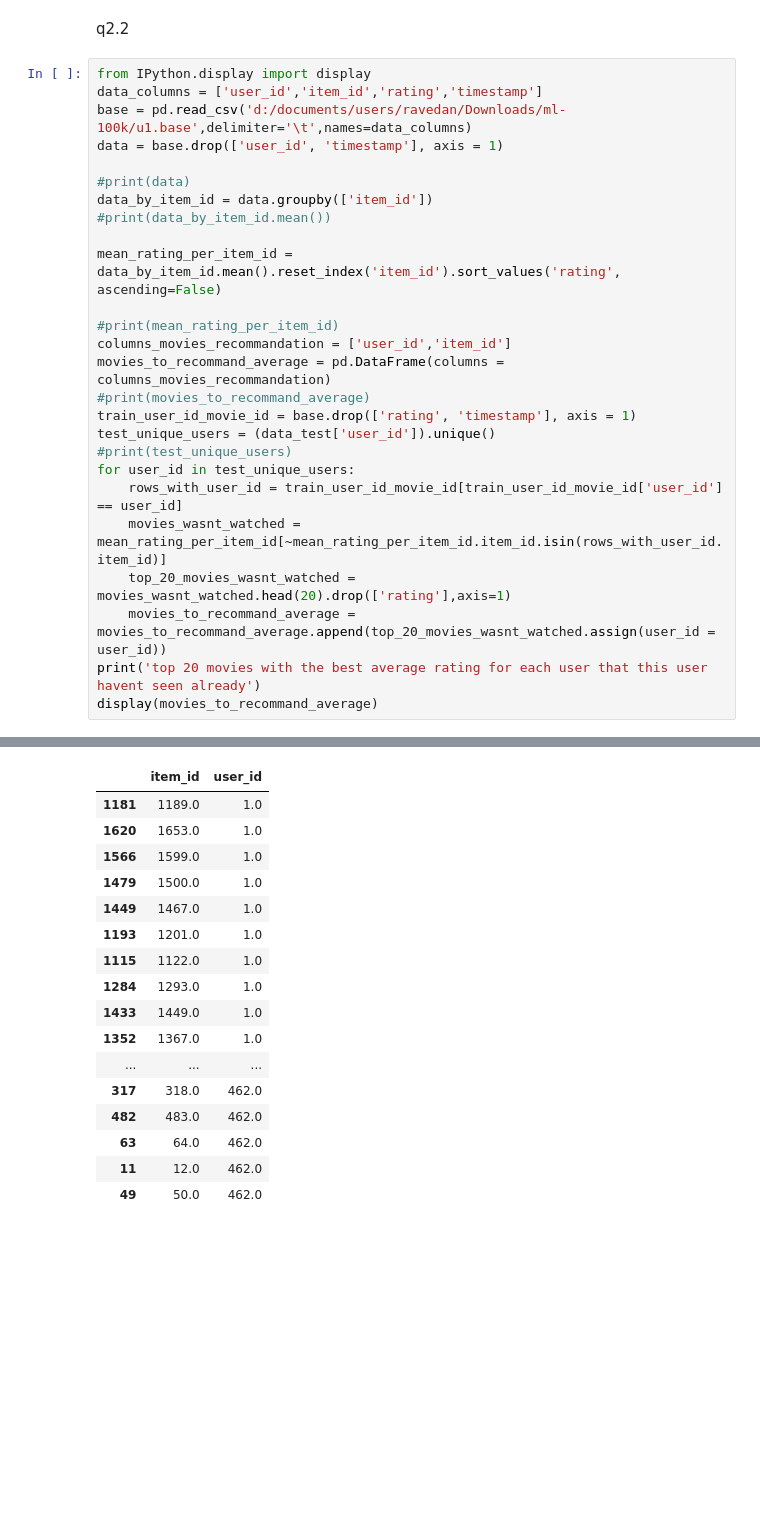
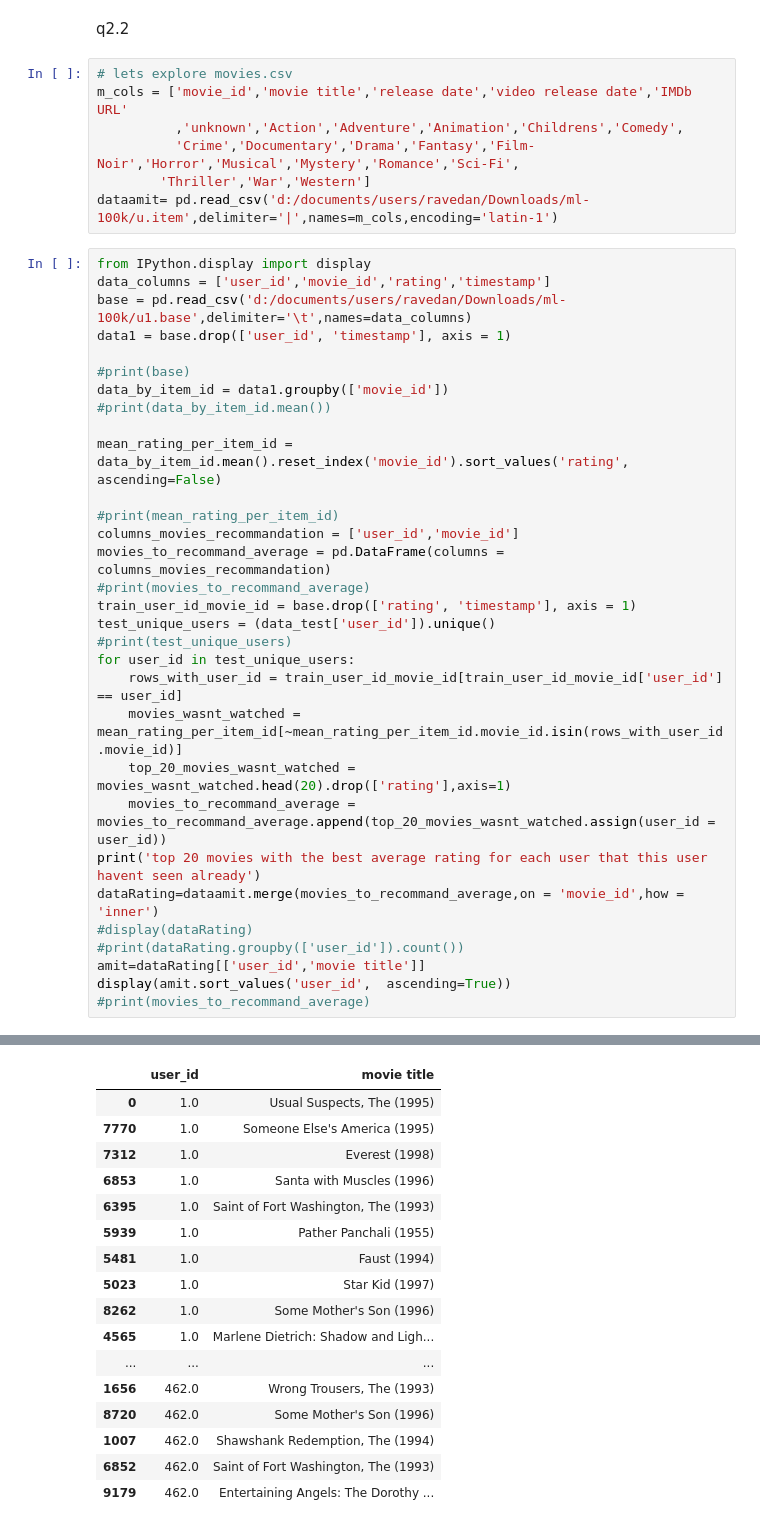
Before and after one commit to drave23/sahar, a Jupyter notebook: updated.ipynb, the cells around one changed output, grey strips where cells are left out. Saved outputs shown, nothing was run; the diff lists cells and outputs as text; blank space fills up the shorter version.

```diff
--- a/updated.ipynb
+++ b/updated.ipynb
@@ -271,50 +278,62 @@ MAE mthod 1: predicted by all movies averge: 1.0208669554938976
 # %% [markdown]
 q2.2
+# %%
+# lets explore movies.csv
+m_cols = ['movie_id','movie title','release date','video release date','IMDb URL'
+          ,'unknown','Action','Adventure','Animation','Childrens','Comedy',
+          'Crime','Documentary','Drama','Fantasy','Film-Noir','Horror','Musical','Mystery','Romance','Sci-Fi',
+        'Thriller','War','Western']
+dataamit= pd.read_csv('d:/documents/users/ravedan/Downloads/ml-100k/u.item',delimiter='|',names=m_cols,encoding='latin-1')
 # %%
 from IPython.display import display
-data_columns = ['user_id','item_id','rating','timestamp']
+data_columns = ['user_id','movie_id','rating','timestamp']
 base = pd.read_csv('d:/documents/users/ravedan/Downloads/ml-100k/u1.base',delimiter='\t',names=data_columns)
-data = base.drop(['user_id', 'timestamp'], axis = 1)
+data1 = base.drop(['user_id', 'timestamp'], axis = 1)
 
-#print(data)
-data_by_item_id = data.groupby(['item_id'])
+#print(base)
+data_by_item_id = data1.groupby(['movie_id'])
 #print(data_by_item_id.mean())
 
-mean_rating_per_item_id = data_by_item_id.mean().reset_index('item_id').sort_values('rating', ascending=False)
+mean_rating_per_item_id = data_by_item_id.mean().reset_index('movie_id').sort_values('rating', ascending=False)
 
 #print(mean_rating_per_item_id)
-columns_movies_recommandation = ['user_id','item_id']
+columns_movies_recommandation = ['user_id','movie_id']
 movies_to_recommand_average = pd.DataFrame(columns = columns_movies_recommandation)
 #print(movies_to_recommand_average)
 train_user_id_movie_id = base.drop(['rating', 'timestamp'], axis = 1)
 test_unique_users = (data_test['user_id']).unique()
 #print(test_unique_users)
 for user_id in test_unique_users:
     rows_with_user_id = train_user_id_movie_id[train_user_id_movie_id['user_id'] == user_id]
-    movies_wasnt_watched = mean_rating_per_item_id[~mean_rating_per_item_id.item_id.isin(rows_with_user_id.item_id)]
+    movies_wasnt_watched = mean_rating_per_item_id[~mean_rating_per_item_id.movie_id.isin(rows_with_user_id.movie_id)]
     top_20_movies_wasnt_watched = movies_wasnt_watched.head(20).drop(['rating'],axis=1)
     movies_to_recommand_average = movies_to_recommand_average.append(top_20_movies_wasnt_watched.assign(user_id = user_id))
 print('top 20 movies with the best average rating for each user that this user havent seen already')
-display(movies_to_recommand_average)
+dataRating=dataamit.merge(movies_to_recommand_average,on = 'movie_id',how = 'inner')
+#display(dataRating)
+#print(dataRating.groupby(['user_id']).count())
+amit=dataRating[['user_id','movie title']]
+display(amit.sort_values('user_id',  ascending=True))
+#print(movies_to_recommand_average)
 # %% [output]
 top 20 movies with the best average rating for each user that this user havent seen already
-|  | item_id | user_id |
-| 1181 | 1189.0 | 1.0 |
-| 1620 | 1653.0 | 1.0 |
-| 1566 | 1599.0 | 1.0 |
-| 1479 | 1500.0 | 1.0 |
-| 1449 | 1467.0 | 1.0 |
-| 1193 | 1201.0 | 1.0 |
-| 1115 | 1122.0 | 1.0 |
-| 1284 | 1293.0 | 1.0 |
-| 1433 | 1449.0 | 1.0 |
-| 1352 | 1367.0 | 1.0 |
+|  | user_id | movie title |
+| 0 | 1.0 | Usual Suspects, The (1995) |
+| 7770 | 1.0 | Someone Else's America (1995) |
+| 7312 | 1.0 | Everest (1998) |
+| 6853 | 1.0 | Santa with Muscles (1996) |
+| 6395 | 1.0 | Saint of Fort Washington, The (1993) |
+| 5939 | 1.0 | Pather Panchali (1955) |
+| 5481 | 1.0 | Faust (1994) |
+| 5023 | 1.0 | Star Kid (1997) |
+| 8262 | 1.0 | Some Mother's Son (1996) |
+| 4565 | 1.0 | Marlene Dietrich: Shadow and Ligh... |
 | ... | ... | ... |
-| 317 | 318.0 | 462.0 |
-| 482 | 483.0 | 462.0 |
-| 63 | 64.0 | 462.0 |
-| 11 | 12.0 | 462.0 |
-| 49 | 50.0 | 462.0 |
+| 1656 | 462.0 | Wrong Trousers, The (1993) |
+| 8720 | 462.0 | Some Mother's Son (1996) |
+| 1007 | 462.0 | Shawshank Redemption, The (1994) |
+| 6852 | 462.0 | Saint of Fort Washington, The (1993) |
+| 9179 | 462.0 | Entertaining Angels: The Dorothy ... |
 9180 rows × 2 columns
 # %%
 movies_to_recommand_random = pd.DataFrame(columns = columns_movies_recommandation)
```
Also changed, not shown: parts of 22 cells of this notebook.
